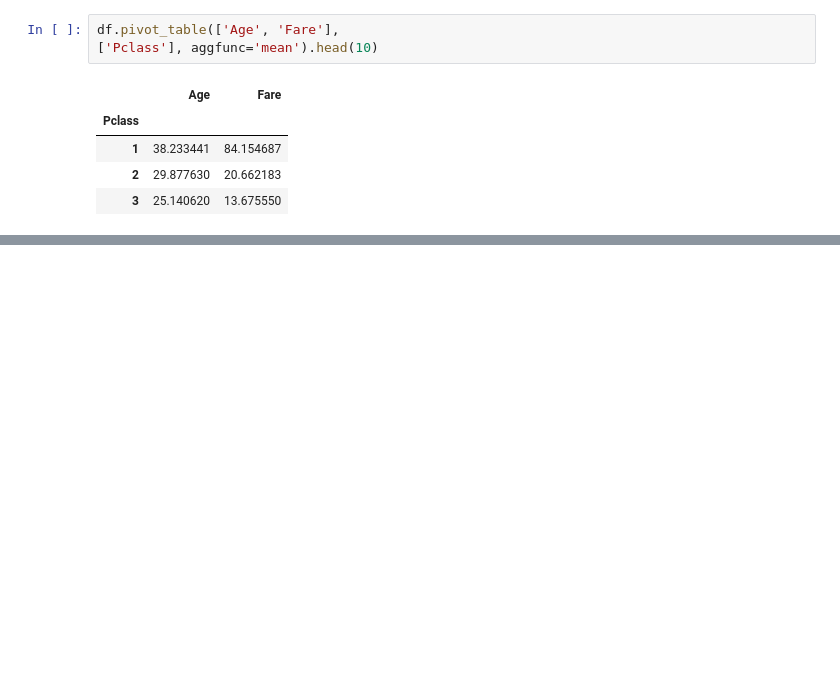
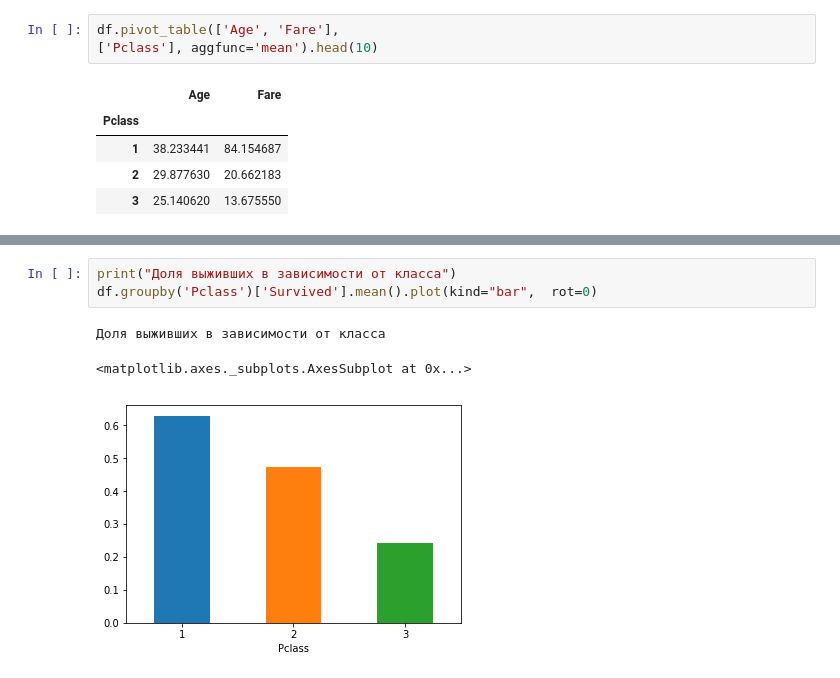
Before and after one commit to pyro-bot/AI_1, a Jupyter notebook: лабы_решения/1161_1/Хамидов/laba3/laba3.ipynb, the cells around one changed output, grey strips where cells are left out. Drawn from its saved outputs; the diff is of its cells as text; blank space fills up the shorter version.

```diff
--- a/лабы_решения/1161_1/Хамидов/laba3/laba3.ipynb
+++ b/лабы_решения/1161_1/Хамидов/laba3/laba3.ipynb
@@ -230,0 +133,7 @@ df.groupby(['Embarked'])['Survived'].agg([np.mean]).sort_values(by='mean', ascen
+# %%
+print("Доля выживших в зависимости от класса")
+df.groupby('Pclass')['Survived'].mean().plot(kind="bar",  rot=0)
+# %% [output]
+Доля выживших в зависимости от класса
+<matplotlib.axes._subplots.AxesSubplot at 0x...>
+[figure, added]
```
Also changed, not shown: parts of 30 cells of this notebook.
